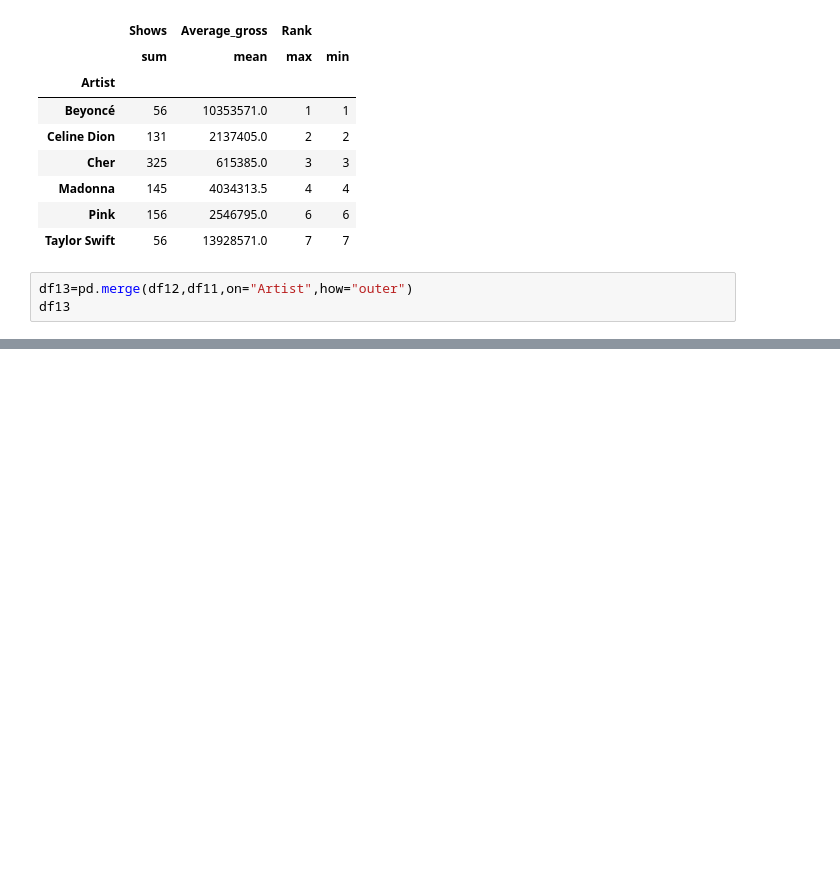
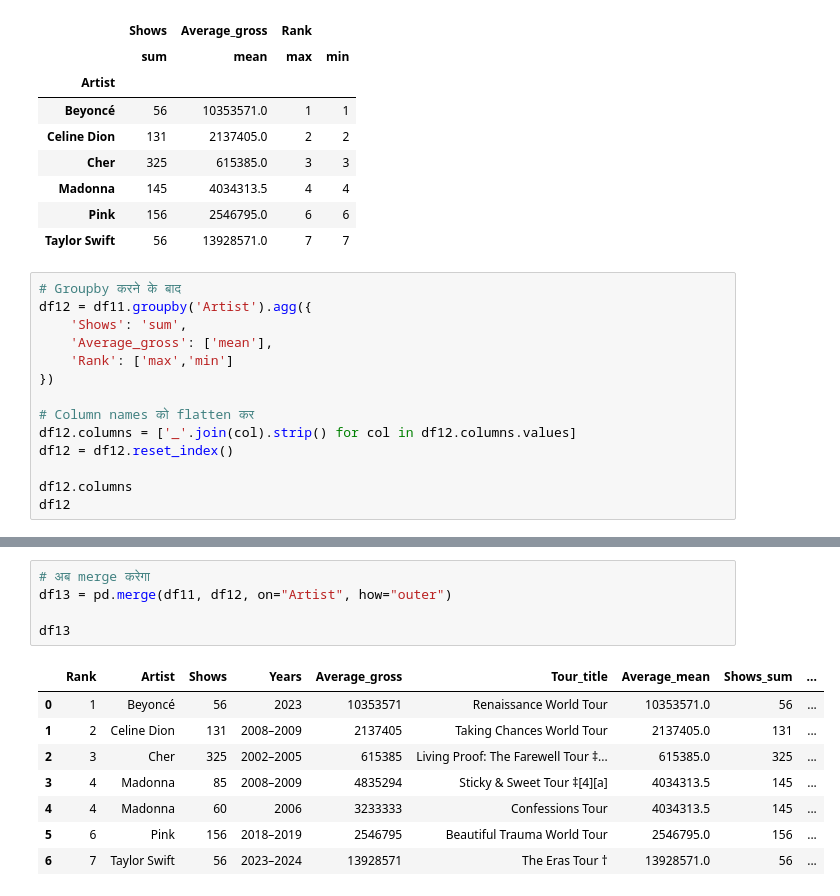
Before and after one commit to mohitmishra8921/Datascience, a Jupyter notebook: kaggle.ipynb, the cells around one changed output, grey strips where cells are left out. Saved outputs shown, nothing was run; the diff lists cells and outputs as text; blank space fills up the shorter version.

```diff
--- a/kaggle.ipynb
+++ b/kaggle.ipynb
@@ -397,6 +397,17 @@ df12
 | Pink | 156 | 2546795.0 | 6 | 6 |
 | Taylor Swift | 56 | 13928571.0 | 7 | 7 |
 # %%
-df13=pd.merge(df12,df11,on="Artist",how="outer")
-df13
+# Groupby करने के बाद
+df12 = df11.groupby('Artist').agg({
+    'Shows': 'sum',
+    'Average_gross': ['mean'],
+    'Rank': ['max','min']
+})
+
+# Column names को flatten कर
+df12.columns = ['_'.join(col).strip() for col in df12.columns.values]
+df12 = df12.reset_index()
+
+df12.columns
+df12
 # %% [output]
@@ -403,0 +421,14 @@ MergeError: Not allowed to merge between different levels. (2 levels on the left
+# %%
+# अब merge करेगा
+df13 = pd.merge(df11, df12, on="Artist", how="outer")
+
+df13
+# %% [output]
+|  | Rank | Artist | Shows | Years | Average_gross | Tour_title | Average_mean | Shows_sum | ... |
+| 0 | 1 | Beyoncé | 56 | 2023 | 10353571 | Renaissance World Tour | 10353571.0 | 56 | ... |
+| 1 | 2 | Celine Dion | 131 | 2008–2009 | 2137405 | Taking Chances World Tour | 2137405.0 | 131 | ... |
+| 2 | 3 | Cher | 325 | 2002–2005 | 615385 | Living Proof: The Farewell Tour ‡... | 615385.0 | 325 | ... |
+| 3 | 4 | Madonna | 85 | 2008–2009 | 4835294 | Sticky & Sweet Tour ‡[4][a] | 4034313.5 | 145 | ... |
+| 4 | 4 | Madonna | 60 | 2006 | 3233333 | Confessions Tour | 4034313.5 | 145 | ... |
+| 5 | 6 | Pink | 156 | 2018–2019 | 2546795 | Beautiful Trauma World Tour | 2546795.0 | 156 | ... |
+| 6 | 7 | Taylor Swift | 56 | 2023–2024 | 13928571 | The Eras Tour † | 13928571.0 | 56 | ... |
```
Also changed, not shown: parts of 3 cells of this notebook, 3 other files.
